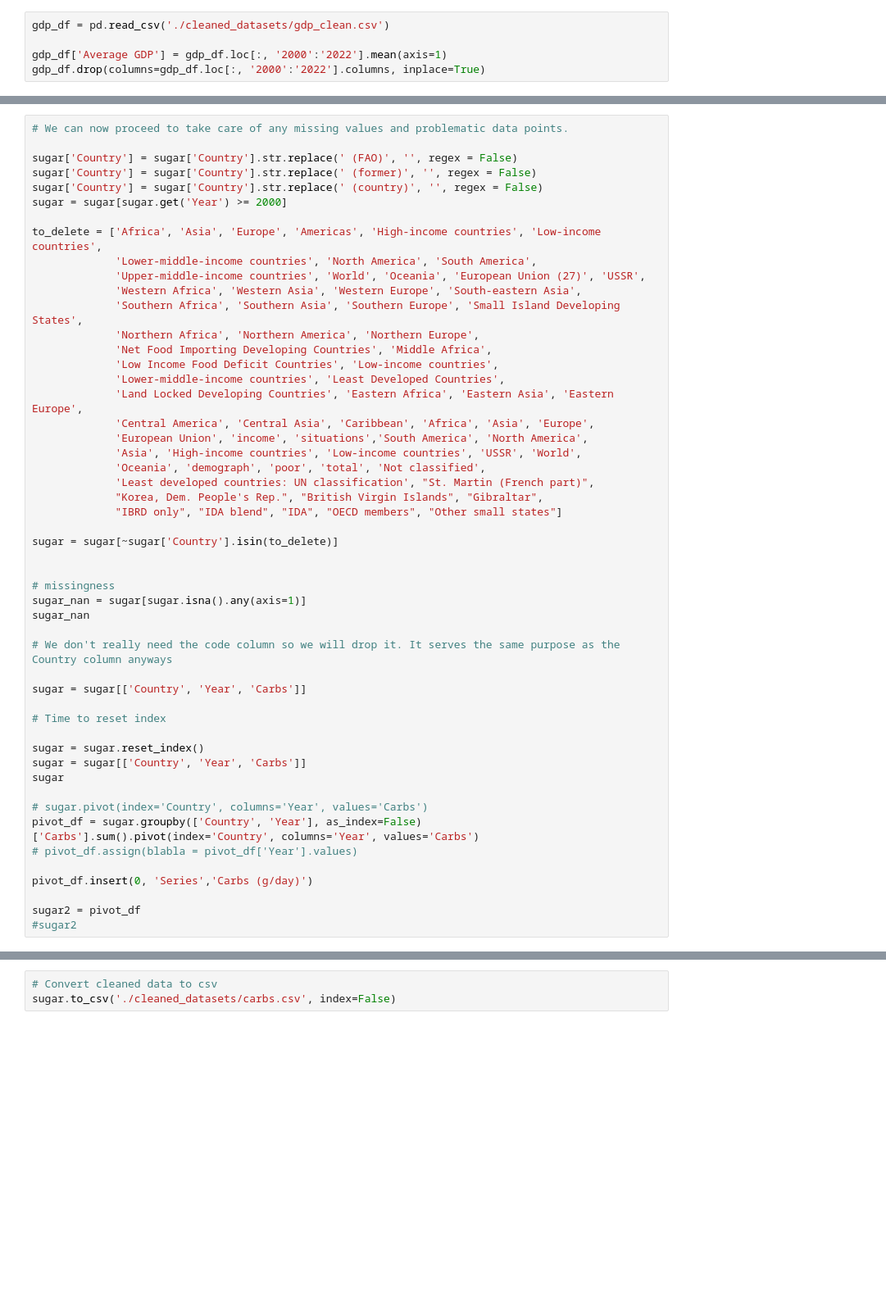
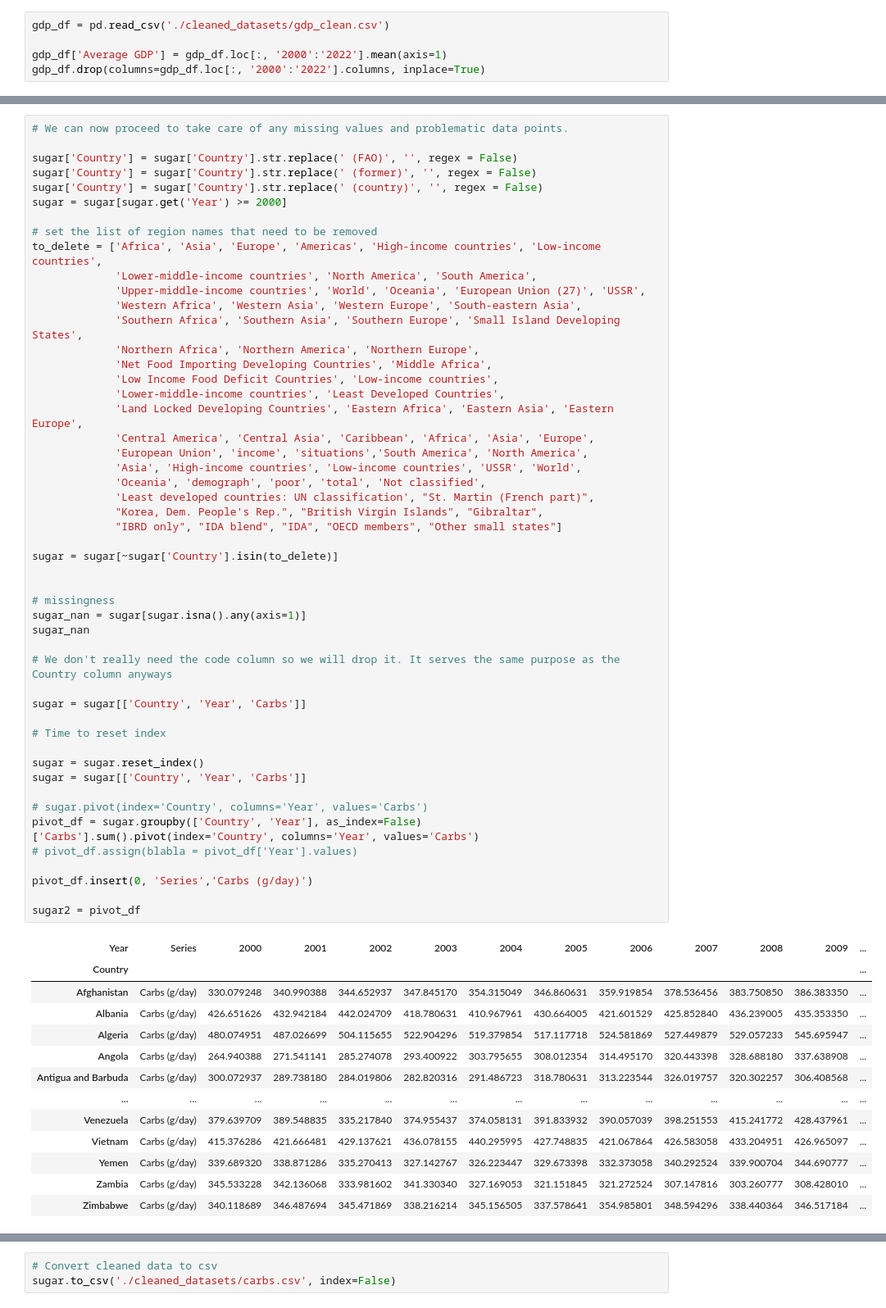
Before and after one commit to COGS108/Group074_WI24, a Jupyter notebook: EDACheckpoint_Group074_WI24.ipynb, the cells around one changed output, grey strips where cells are left out. Shown at 82% size. Saved outputs shown, nothing was run; the diff lists cells and outputs as text; blank space fills up the shorter version.

```diff
--- a/EDACheckpoint_Group074_WI24.ipynb
+++ b/EDACheckpoint_Group074_WI24.ipynb
@@ -339,6 +355,7 @@ sugar['Country'] = sugar['Country'].str.replace(' (former)', '', regex = False)
 sugar['Country'] = sugar['Country'].str.replace(' (country)', '', regex = False)
 sugar = sugar[sugar.get('Year') >= 2000]
 
+# set the list of region names that need to be removed
 to_delete = ['Africa', 'Asia', 'Europe', 'Americas', 'High-income countries', 'Low-income countries',
              'Lower-middle-income countries', 'North America', 'South America',
              'Upper-middle-income countries', 'World', 'Oceania', 'European Union (27)', 'USSR',
@@ -353,32 +370,44 @@ to_delete = ['Africa', 'Asia', 'Europe', 'Americas', 'High-income countries', 'L
              'European Union', 'income', 'situations','South America', 'North America',
              'Asia', 'High-income countries', 'Low-income countries', 'USSR', 'World',
              'Oceania', 'demograph', 'poor', 'total', 'Not classified',
              'Least developed countries: UN classification', "St. Martin (French part)",
              "Korea, Dem. People's Rep.", "British Virgin Islands", "Gibraltar",
              "IBRD only", "IDA blend", "IDA", "OECD members", "Other small states"]
 
 sugar = sugar[~sugar['Country'].isin(to_delete)]
 
 
 # missingness
 sugar_nan = sugar[sugar.isna().any(axis=1)]
 sugar_nan
 
 # We don't really need the code column so we will drop it. It serves the same purpose as the Country column anyways
 
 sugar = sugar[['Country', 'Year', 'Carbs']]
 
 # Time to reset index
 
 sugar = sugar.reset_index()
 sugar = sugar[['Country', 'Year', 'Carbs']]
-sugar
 
 # sugar.pivot(index='Country', columns='Year', values='Carbs')
 pivot_df = sugar.groupby(['Country', 'Year'], as_index=False)['Carbs'].sum().pivot(index='Country', columns='Year', values='Carbs')
 # pivot_df.assign(blabla = pivot_df['Year'].values)
 
 pivot_df.insert(0, 'Series','Carbs (g/day)')
 
 sugar2 = pivot_df
-#sugar2
+# %% [output]
+| Year | Series | 2000 | 2001 | 2002 | 2003 | 2004 | 2005 | 2006 | 2007 | 2008 | 2009 | ... |
+| Country |  |  |  |  |  |  |  |  |  |  |  | ... |
+| Afghanistan | Carbs (g/day) | 330.079248 | 340.990388 | 344.652937 | 347.845170 | 354.315049 | 346.860631 | 359.919854 | 378.536456 | 383.750850 | 386.383350 | ... |
+| Albania | Carbs (g/day) | 426.651626 | 432.942184 | 442.024709 | 418.780631 | 410.967961 | 430.664005 | 421.601529 | 425.852840 | 436.239005 | 435.353350 | ... |
+| Algeria | Carbs (g/day) | 480.074951 | 487.026699 | 504.115655 | 522.904296 | 519.379854 | 517.117718 | 524.581869 | 527.449879 | 529.057233 | 545.695947 | ... |
+| Angola | Carbs (g/day) | 264.940388 | 271.541141 | 285.274078 | 293.400922 | 303.795655 | 308.012354 | 314.495170 | 320.443398 | 328.688180 | 337.638908 | ... |
+| Antigua and Barbuda | Carbs (g/day) | 300.072937 | 289.738180 | 284.019806 | 282.820316 | 291.486723 | 318.780631 | 313.223544 | 326.019757 | 320.302257 | 306.408568 | ... |
+| ... | ... | ... | ... | ... | ... | ... | ... | ... | ... | ... | ... | ... |
+| Venezuela | Carbs (g/day) | 379.639709 | 389.548835 | 335.217840 | 374.955437 | 374.058131 | 391.833932 | 390.057039 | 398.251553 | 415.241772 | 428.437961 | ... |
+| Vietnam | Carbs (g/day) | 415.376286 | 421.666481 | 429.137621 | 436.078155 | 440.295995 | 427.748835 | 421.067864 | 426.583058 | 433.204951 | 426.965097 | ... |
+| Yemen | Carbs (g/day) | 339.689320 | 338.871286 | 335.270413 | 327.142767 | 326.223447 | 329.673398 | 332.373058 | 340.292524 | 339.900704 | 344.690777 | ... |
+| Zambia | Carbs (g/day) | 345.533228 | 342.136068 | 333.981602 | 341.330340 | 327.169053 | 321.151845 | 321.272524 | 307.147816 | 303.260777 | 308.428010 | ... |
+| Zimbabwe | Carbs (g/day) | 340.118689 | 346.487694 | 345.471869 | 338.216214 | 345.156505 | 337.578641 | 354.985801 | 348.594296 | 338.440364 | 346.517184 | ... |
```
Also changed, not shown: parts of 52 cells of this notebook.
